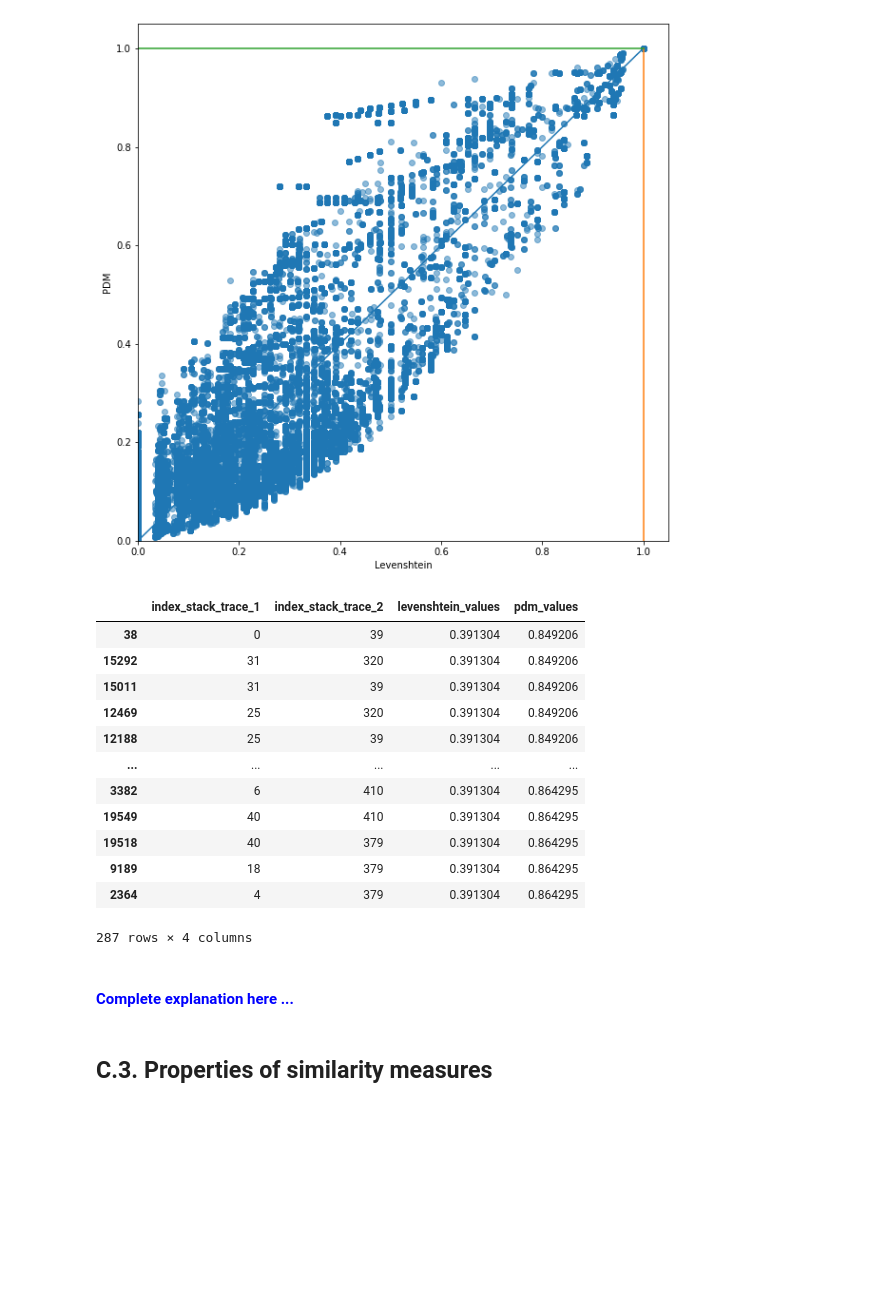
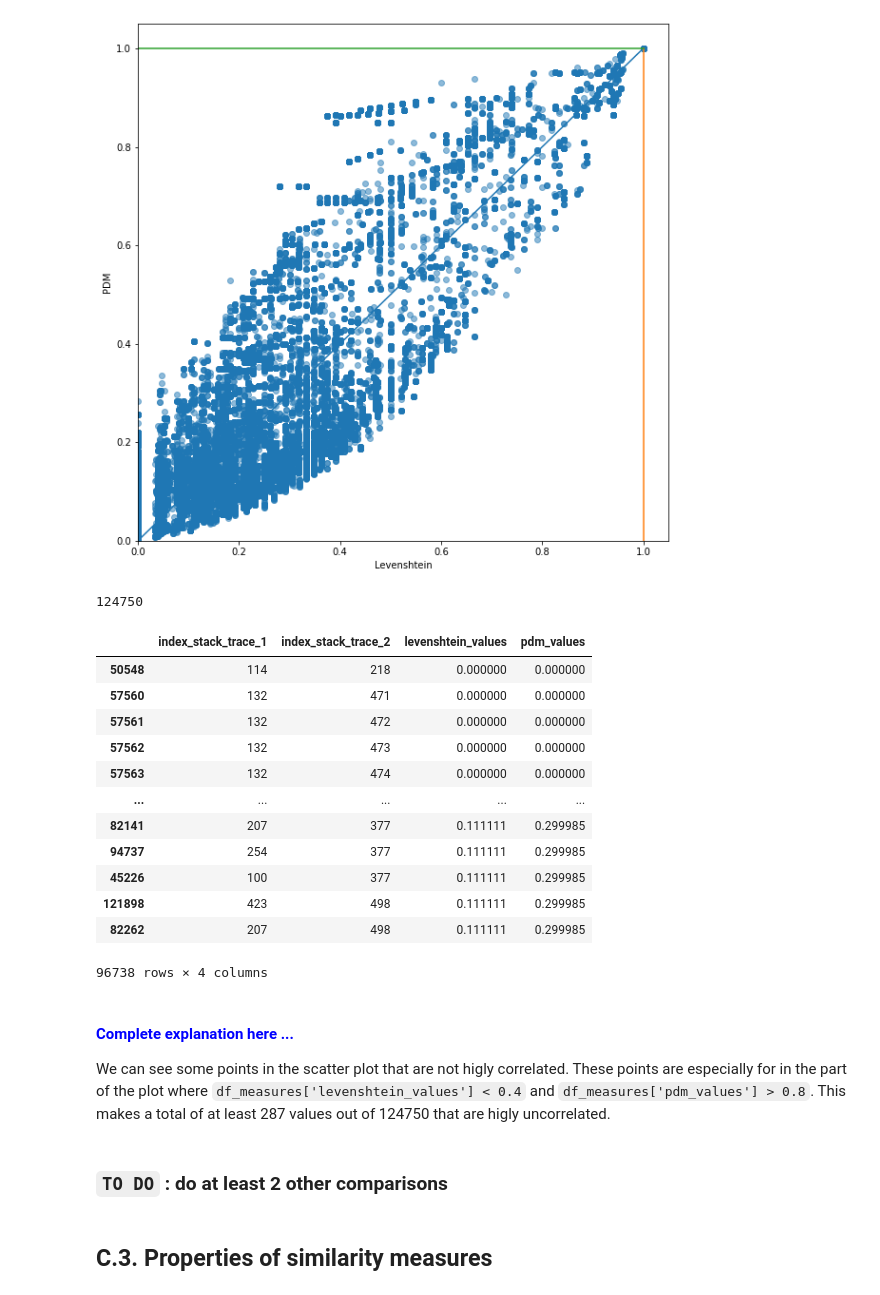
Before and after one commit to oormacheah/DataMining_Project, a Jupyter notebook: project-stack-traces_S.ipynb, the cells around one changed output. Cells and saved outputs as stored; diff of their text form; code cells hidden in the pictures; blank space fills up the shorter version.

Commit message:
advaned a bit in the C part

```diff
--- a/project-stack-traces_stefania.ipynb
+++ b/project-stack-traces_S.ipynb
@@ -1586,24 +1586,32 @@ plt.ylim(0, 1.05)
 plt.show()
 # %% [output]
 [figure]
+# %%
+len(df_measures['pdm_values'])
+# %% [output]
+124750
 # %%
-df_measures[(df_measures['levenshtein_values'] < 0.4) & (df_measures['pdm_values'] > 0.8)].sort_values(by='pdm_values')[['index_stack_trace_1','index_stack_trace_2','levenshtein_values','pdm_values']]
+df_measures[(df_measures['levenshtein_values'] < 0.4) & (df_measures['pdm_values'] < 0.3)].sort_values(by='pdm_values')[['index_stack_trace_1','index_stack_trace_2','levenshtein_values','pdm_values']]
 # %% [output]
 |  | index_stack_trace_1 | index_stack_trace_2 | levenshtein_values | pdm_values |
-| 38 | 0 | 39 | 0.391304 | 0.849206 |
-| 15292 | 31 | 320 | 0.391304 | 0.849206 |
-| 15011 | 31 | 39 | 0.391304 | 0.849206 |
-| 12469 | 25 | 320 | 0.391304 | 0.849206 |
-| 12188 | 25 | 39 | 0.391304 | 0.849206 |
+| 50548 | 114 | 218 | 0.000000 | 0.000000 |
+| 57560 | 132 | 471 | 0.000000 | 0.000000 |
+| 57561 | 132 | 472 | 0.000000 | 0.000000 |
+| 57562 | 132 | 473 | 0.000000 | 0.000000 |
+| 57563 | 132 | 474 | 0.000000 | 0.000000 |
 | ... | ... | ... | ... | ... |
-| 3382 | 6 | 410 | 0.391304 | 0.864295 |
-| 19549 | 40 | 410 | 0.391304 | 0.864295 |
-| 19518 | 40 | 379 | 0.391304 | 0.864295 |
-| 9189 | 18 | 379 | 0.391304 | 0.864295 |
-| 2364 | 4 | 379 | 0.391304 | 0.864295 |
+| 82141 | 207 | 377 | 0.111111 | 0.299985 |
+| 94737 | 254 | 377 | 0.111111 | 0.299985 |
+| 45226 | 100 | 377 | 0.111111 | 0.299985 |
+| 121898 | 423 | 498 | 0.111111 | 0.299985 |
+| 82262 | 207 | 498 | 0.111111 | 0.299985 |
-287 rows × 4 columns
+96738 rows × 4 columns
 # %% [markdown]
 #### <font color='blue'> Complete explanation here ...  </font>
+
+We can see some points in the scatter plot that are not higly correlated. These points are especially for in the part of the plot where `df_measures['levenshtein_values'] < 0.4` and `df_measures['pdm_values'] > 0.8`. This makes a total of at least 287 values out of 124750 that are higly uncorrelated.
+# %% [markdown]
+### `TO DO` : do at least 2 other comparisons
 # %% [markdown]
 ## C.3. Properties of similarity measures
 # %% [markdown]
```
Also changed, not shown: parts of 1 cell of this notebook.
